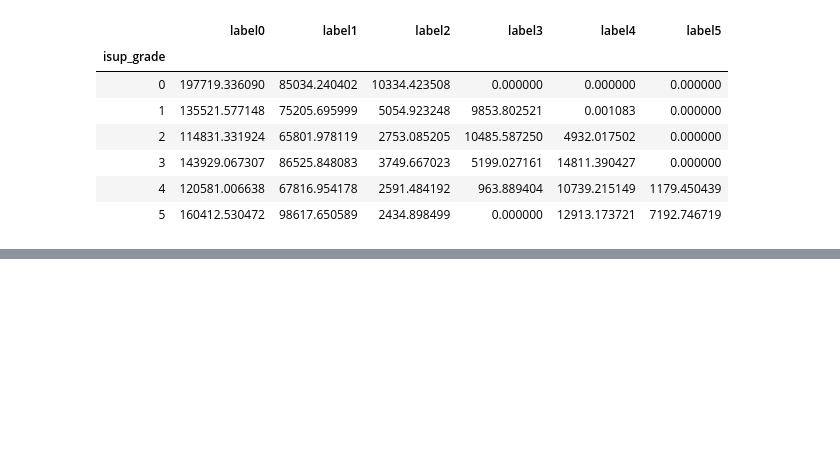
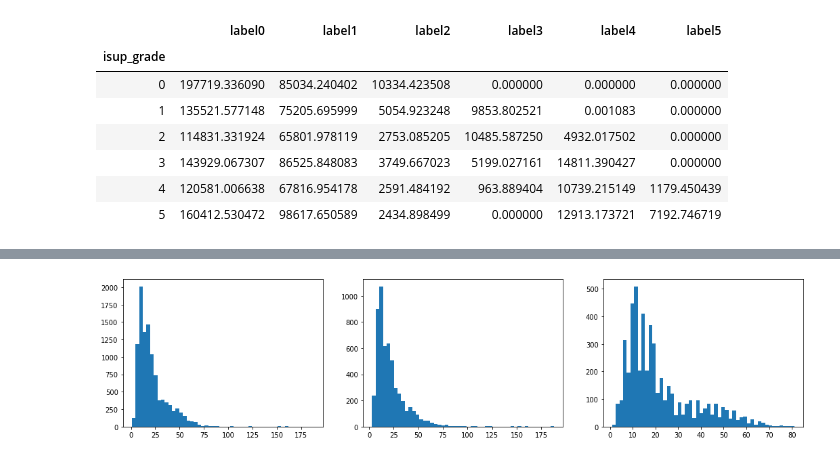
Before and after one commit to ruslangrimov/pcancer, a Jupyter notebook: data_preparation/notebooks/ExplorePatchesDF.ipynb, the cells around one changed output, grey strips where cells are left out. Saved outputs shown, nothing was run; the diff lists cells and outputs as text; code cells hidden in the pictures; blank space fills up the shorter version.

```diff
--- a/data_preparation/notebooks/ExplorePatchesDF.ipynb
+++ b/data_preparation/notebooks/ExplorePatchesDF.ipynb
@@ -94,3 +89,0 @@ plt.hist(patches_per_id, bins=50);
-# %%
-min_y_x = df_g.min()[['y', 'x']].values
-max_y_x = df_g.max()[['y', 'x']].values
@@ -114,0 +107,11 @@ plt.hist(size_y_x[:, 1], bins=50);
+# %%
+fig, axs = plt.subplots(1, 3, figsize=(18, 4))
+for n in range(3):
+    min_y_x = dfs_g[n].min()[['y', 'x']].values
+    max_y_x = dfs_g[n].max()[['y', 'x']].values
+
+    size_y_x = max_y_x - min_y_x
+
+    axs[n].hist(size_y_x[:, 1], bins=50);
+# %% [output]
+[figure, added]
```
Also changed, not shown: parts of 13 cells of this notebook, 4 other files.
